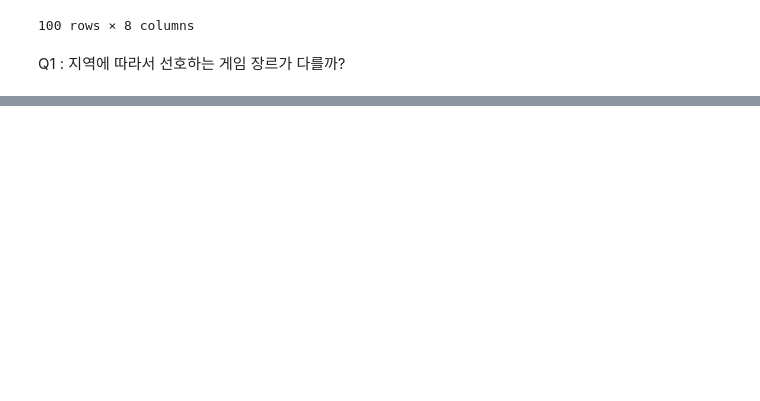
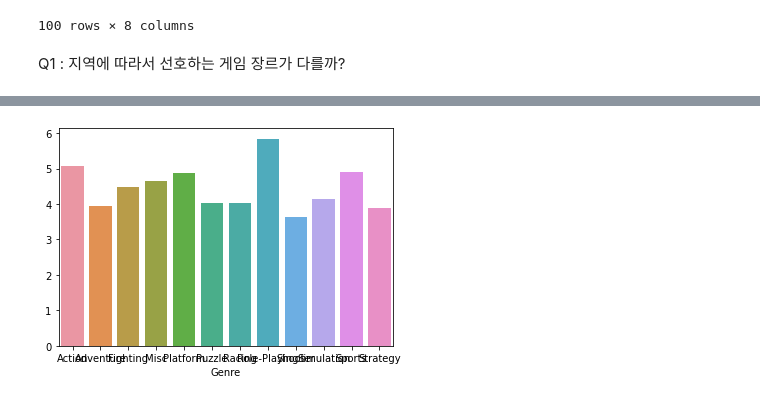
Before and after one commit to IlsuSong/Section1_Project, a Jupyter notebook: AI_14_송일수_Section1.ipynb, the cells around one changed output, grey strips where cells are left out. Cells and saved outputs as stored; diff of their text form; code cells hidden in the pictures; blank space fills up the shorter version.

```diff
--- a/AI_14_송일수_Section1.ipynb
+++ b/AI_14_송일수_Section1.ipynb
@@ -199,0 +196,6 @@ KK.iloc[:,0].sum()
+# %%
+lggjp=lgg[['JP_Sales']]
+
+sb.barplot(data=lggjp.T);
+# %% [output]
+[figure, added]
```
Also changed, not shown: parts of 12 cells of this notebook.
